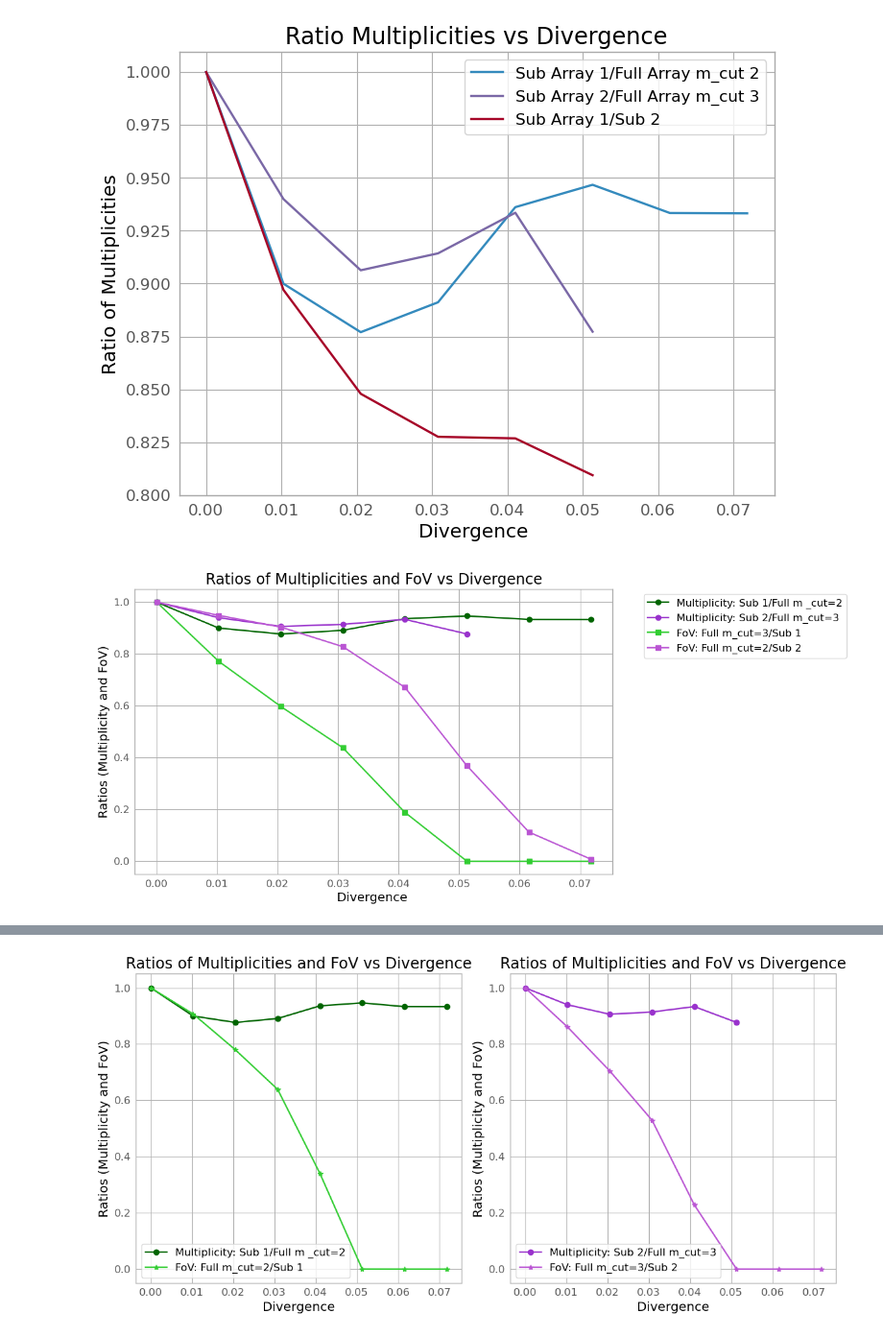
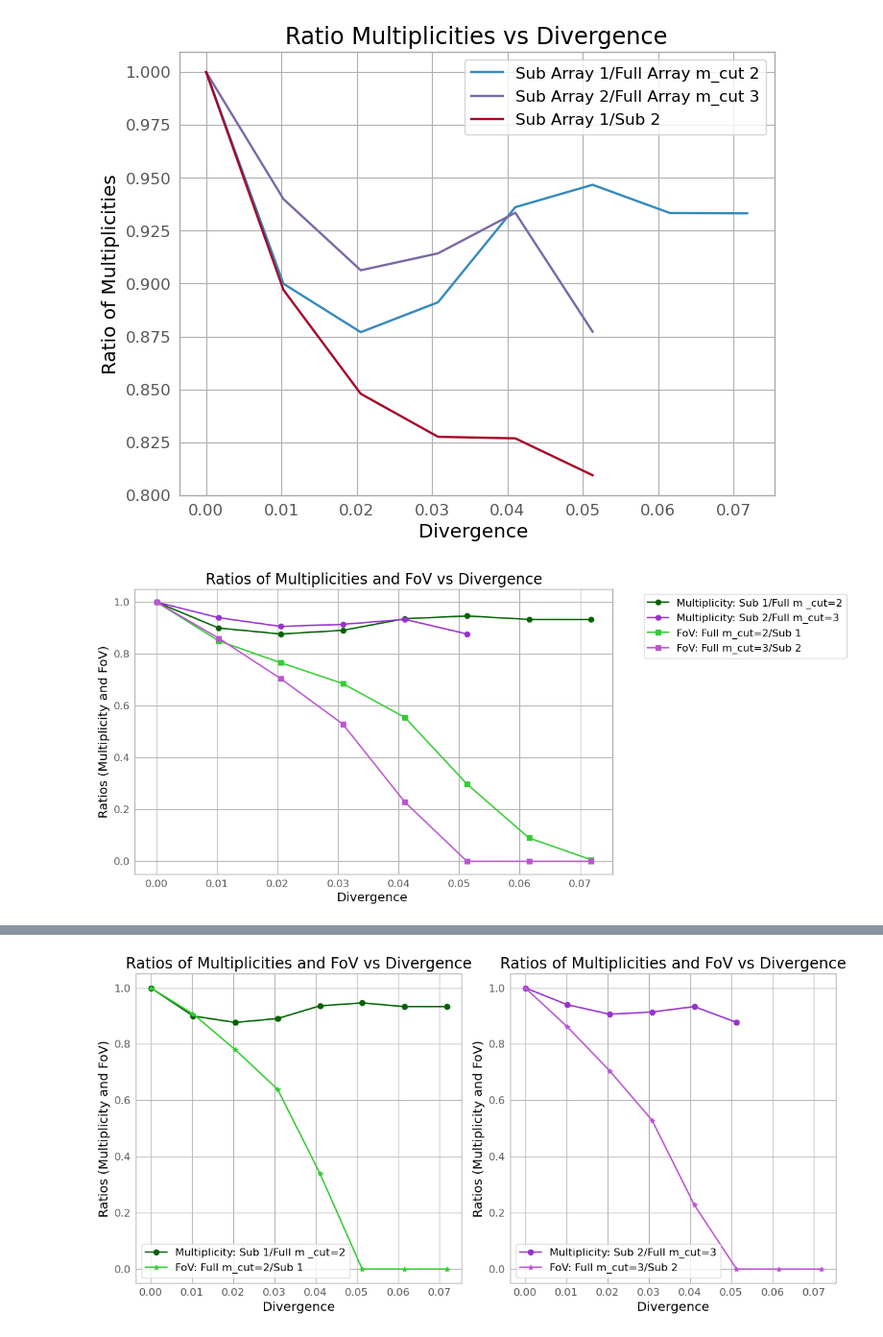
Before and after one commit to SamantaMorales/divtel, a Jupyter notebook: Confronting_full_vs_subarray.ipynb, the cells around one changed output, grey strips where cells are left out. Shown at 96% size. Drawn from its saved outputs; the diff is of its cells as text; code cells hidden in the pictures.

```diff
--- a/Confronting_full_vs_subarray.ipynb
+++ b/Confronting_full_vs_subarray.ipynb
@@ -949,25 +959,25 @@ plt.show()
 # %%
 plt.figure(figsize=(10, 6))  # Optional: Adjust figure size
 
 # Scatter plots for Multiplicity ratios m_cut =3
 plt.plot(div[:8], multiplicity_array[:8]/multiplicity_full_array_mult_cut_2[:8], label='Multiplicity: Sub 1/Full m _cut=2', marker='o', color='darkgreen')
 plt.plot(div[:8],  multiplicity_array_2[:8]/multiplicity_full_array[:8], label='Multiplicity: Sub 2/Full m_cut=3',marker='o', color='darkorchid')
 
 # Scatter plots for FoV ratios
-plt.plot(div[:8], FoV_full_array[:8]/ FoV_array[:8], label='FoV: Full m_cut=3/Sub 1',marker='s', color='limegreen')
-plt.plot(div[:8],FoV_mult_cut_2_array[:8]/ FoV_array_2[:8], label='FoV: Full m_cut=2/Sub 2', marker='s', color='mediumorchid')
+plt.plot(div[:8], FoV_mult_cut_2_array[:8]/ FoV_array[:8], label='FoV: Full m_cut=2/Sub 1',marker='s', color='limegreen')
+plt.plot(div[:8],FoV_full_array[:8]/ FoV_array_2[:8], label='FoV: Full m_cut=3/Sub 2', marker='s', color='mediumorchid')
 
 
 # Add labels, title, and legend
 plt.xlabel("Divergence ")
 plt.ylabel("Ratios (Multiplicity and FoV)")
 plt.title("Ratios of Multiplicities and FoV vs Divergence")
 plt.legend(loc='upper right', bbox_to_anchor=(1.5, 1))
 
 # Display the plot
 plt.show()
 # %% [output]
-[figure, old version]
+[figure, new version]
 # %%
 fig, axes = plt.subplots(2, 2, figsize=(12, 12))
 # Plot Full Array
```
Also changed, not shown: parts of 9 cells of this notebook, 9 other files.
